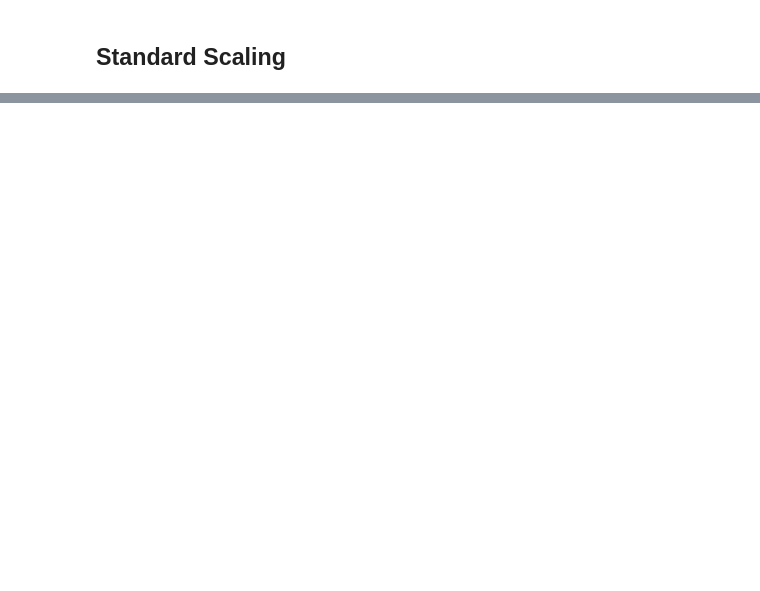
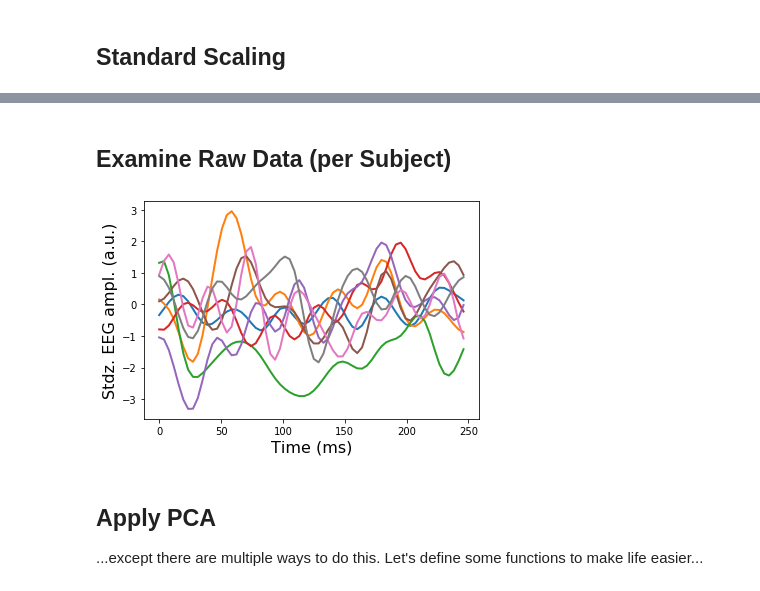
Before and after one commit to keitaay/bmme_890_yokoyama, a Jupyter notebook: HW-99/PCA-neuro.ipynb, the cells around one changed output, grey strips where cells are left out. Cells and saved outputs as stored; diff of their text form; code cells hidden in the pictures; blank space fills up the shorter version.

```diff
--- a/HW-99/PCA-neuro.ipynb
+++ b/HW-99/PCA-neuro.ipynb
@@ -100,0 +129,10 @@ x_pca2=pca2.fit_transform(x)
+# %% [markdown]
+## Examine Raw Data (per Subject)
+# %%
+for subj in range(8):
+    plotMe(t, EEGstd[subj,trial,rep,stim,:,0], "Time (ms)", "Stdz. EEG ampl. (a.u.)")
+# %% [output]
+[figure, added]
+# %% [markdown]
+## Apply PCA
+...except there are multiple ways to do this. Let's define some functions to make life easier...
```
Also changed, not shown: parts of 38 cells of this notebook.
